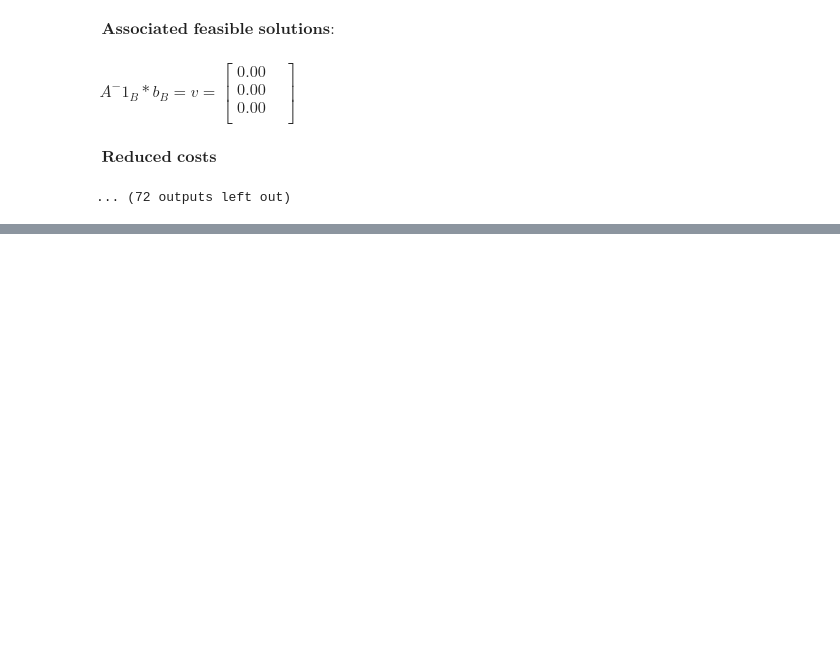
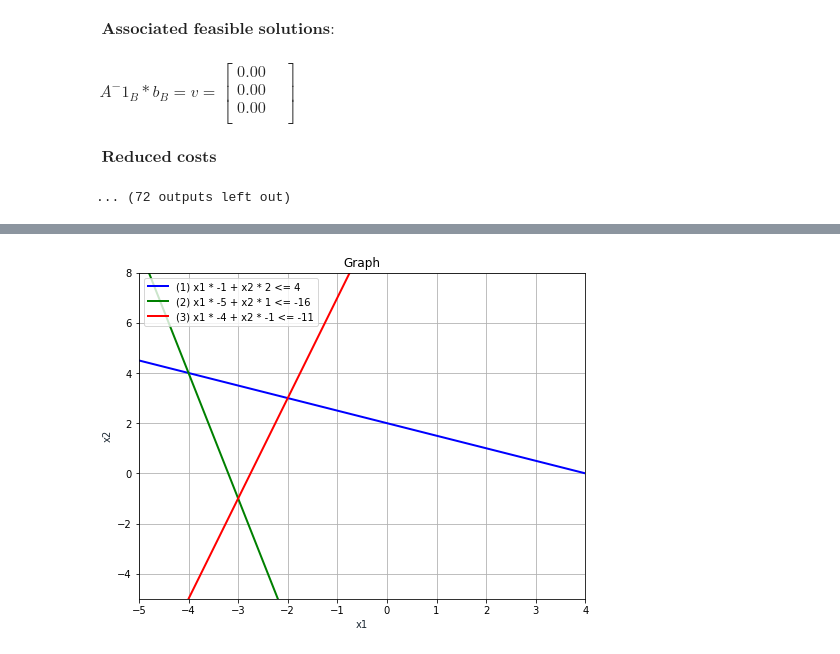
Before and after one commit to jhimy-michel/optimization-tools, a Jupyter notebook: Part1/SimplexMethod/Simplex3D.ipynb, the cells around one changed output, grey strips where cells are left out. Cells and saved outputs as stored; diff of their text form; code cells hidden in the pictures; blank space fills up the shorter version.

```diff
--- a/Part1/SimplexMethod/Simplex3D.ipynb
+++ b/Part1/SimplexMethod/Simplex3D.ipynb
@@ -217,0 +218,54 @@ graph.show()
+# %%
+import matplotlib.pyplot as plt
+import numpy as np
+""" ONLY WORKS FOR 2D GRAPH """
+colors = ['b', 'g', 'r', 'c', 'm', 'y', 'k', 'w']
+A = np.array([
+    [-1,2],  # vector 1
+    [-5,1],  # vector 2
+    [-4,-1],  # vector 3
+])
+
+
+b = np.array([
+    [4],
+    [-16],
+    [-11]
+])
+
+x1 = np.linspace(-8, 20, 100)
+plt.figure(figsize=(8, 6))
+
+for i in range(len(A)):
+
+    if A[i][0] != 0 and A[i][1] != 0:
+        div = A[i][1]
+        x2 = (x1 * A[i][0] + b[i][0])/div
+        plt.plot(x1, x2, colors[i], label='({0}) x1 * {1} + x2 * {2} <= {3}'.format(
+            i+1, A[i][0], div, b[i][0]), linewidth=2.0)
+        # continue
+    # validate if is a horizontal line
+    if A[i][0] == 0 and A[i][1] != 0:
+        x2 = b[i][0]/A[i][1]
+        plt.axhline(x2, -5, 5, c=colors[i], label='({0}) x2 * {1} <= {2}'.format(
+            i+1, A[i][1], b[i][0]))
+
+    # validate if is a vertical line
+    if A[i][0] != 0 and A[i][1] == 0:
+        x2 = b[i][0]/A[i][0]
+        plt.axvline(x2, -5, 5, c=colors[i], label='({0}) x1 * {1} <= {2}'.format(
+            i+1, A[i][0], b[i][0]))
+
+
+plt.title('Graph')
+plt.xlabel('x1', color='#1C2833')
+plt.ylabel('x2', color='#1C2833')
+plt.ylim(-5,8)
+plt.xlim(-5,4)
+plt.legend(loc='upper left')
+
+
+plt.grid()
+plt.show()
+# %% [output]
+[figure, added]
```
Also changed, not shown: parts of 1 cell of this notebook, 4 other files.
